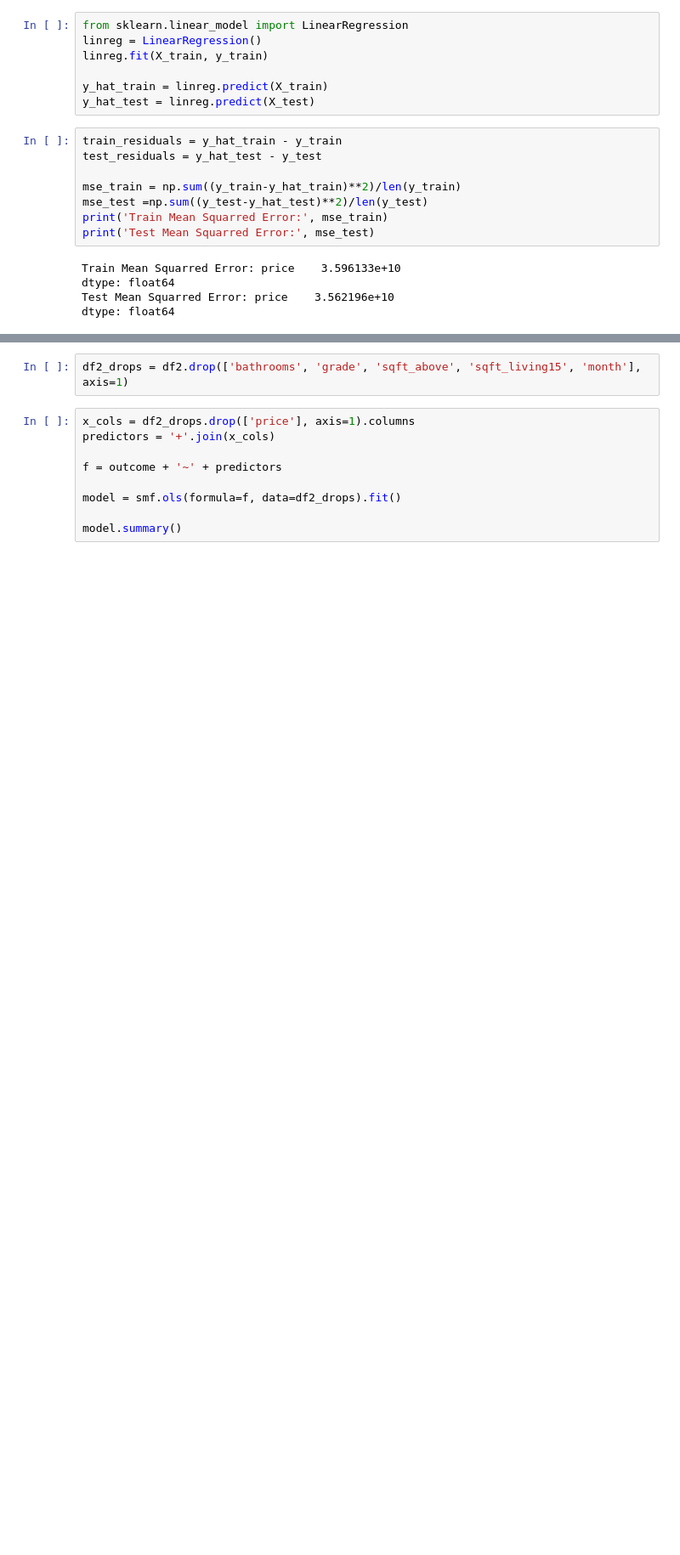
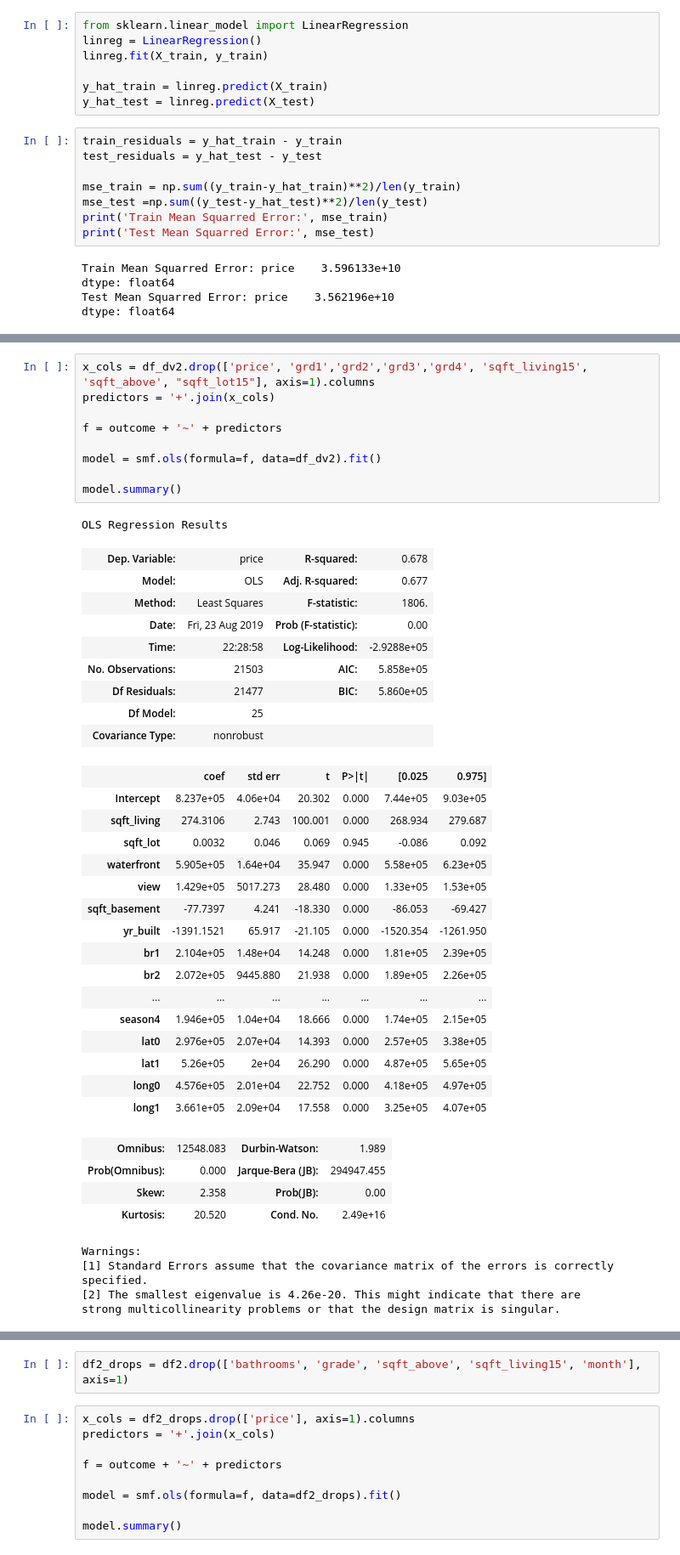
Before and after one commit to rab175/dsc-v2-mod1-final-project-online-ds-pt-071519, a Jupyter notebook: student.ipynb, the cells around one changed output, grey strips where cells are left out. Shown at 85% size. Drawn from its saved outputs; the diff is of its cells as text; blank space fills up the shorter version.

Commit message:
models

```diff
--- a/student.ipynb
+++ b/student.ipynb
@@ -1506,0 +1546,44 @@ model.summary()
+# %%
+x_cols = df_dv2.drop(['price', 'grd1','grd2','grd3','grd4', 'sqft_living15', 'sqft_above', "sqft_lot15"], axis=1).columns
+predictors = '+'.join(x_cols)
+
+f = outcome + '~' + predictors
+
+model = smf.ols(formula=f, data=df_dv2).fit()
+
+model.summary()
+# %% [output]
+OLS Regression Results
+| Dep. Variable: | price | R-squared: | 0.678 |
+| Model: | OLS | Adj. R-squared: | 0.677 |
+| Method: | Least Squares | F-statistic: | 1806. |
+| Date: | Fri, 23 Aug 2019 | Prob (F-statistic): | 0.00 |
+| Time: | 22:28:58 | Log-Likelihood: | -2.9288e+05 |
+| No. Observations: | 21503 | AIC: | 5.858e+05 |
+| Df Residuals: | 21477 | BIC: | 5.860e+05 |
+| Df Model: | 25 |  |  |
+| Covariance Type: | nonrobust |  |  |
+|  | coef | std err | t | P>|t| | [0.025 | 0.975] |
+| Intercept | 8.237e+05 | 4.06e+04 | 20.302 | 0.000 | 7.44e+05 | 9.03e+05 |
+| sqft_living | 274.3106 | 2.743 | 100.001 | 0.000 | 268.934 | 279.687 |
+| sqft_lot | 0.0032 | 0.046 | 0.069 | 0.945 | -0.086 | 0.092 |
+| waterfront | 5.905e+05 | 1.64e+04 | 35.947 | 0.000 | 5.58e+05 | 6.23e+05 |
+| view | 1.429e+05 | 5017.273 | 28.480 | 0.000 | 1.33e+05 | 1.53e+05 |
+| sqft_basement | -77.7397 | 4.241 | -18.330 | 0.000 | -86.053 | -69.427 |
+| yr_built | -1391.1521 | 65.917 | -21.105 | 0.000 | -1520.354 | -1261.950 |
+| br1 | 2.104e+05 | 1.48e+04 | 14.248 | 0.000 | 1.81e+05 | 2.39e+05 |
+| br2 | 2.072e+05 | 9445.880 | 21.938 | 0.000 | 1.89e+05 | 2.26e+05 |
+| ... | ... | ... | ... | ... | ... | ... |
+| season4 | 1.946e+05 | 1.04e+04 | 18.666 | 0.000 | 1.74e+05 | 2.15e+05 |
+| lat0 | 2.976e+05 | 2.07e+04 | 14.393 | 0.000 | 2.57e+05 | 3.38e+05 |
+| lat1 | 5.26e+05 | 2e+04 | 26.290 | 0.000 | 4.87e+05 | 5.65e+05 |
+| long0 | 4.576e+05 | 2.01e+04 | 22.752 | 0.000 | 4.18e+05 | 4.97e+05 |
+| long1 | 3.661e+05 | 2.09e+04 | 17.558 | 0.000 | 3.25e+05 | 4.07e+05 |
+| Omnibus: | 12548.083 | Durbin-Watson: | 1.989 |
+| Prob(Omnibus): | 0.000 | Jarque-Bera (JB): | 294947.455 |
+| Skew: | 2.358 | Prob(JB): | 0.00 |
+| Kurtosis: | 20.520 | Cond. No. | 2.49e+16 |
+Warnings:
+[1] Standard Errors assume that the covariance matrix of the errors is correctly specified.
+[2] The smallest eigenvalue is 4.26e-20. This might indicate that there are
+strong multicollinearity problems or that the design matrix is singular.
```
Also changed, not shown: parts of 12 cells of this notebook.
